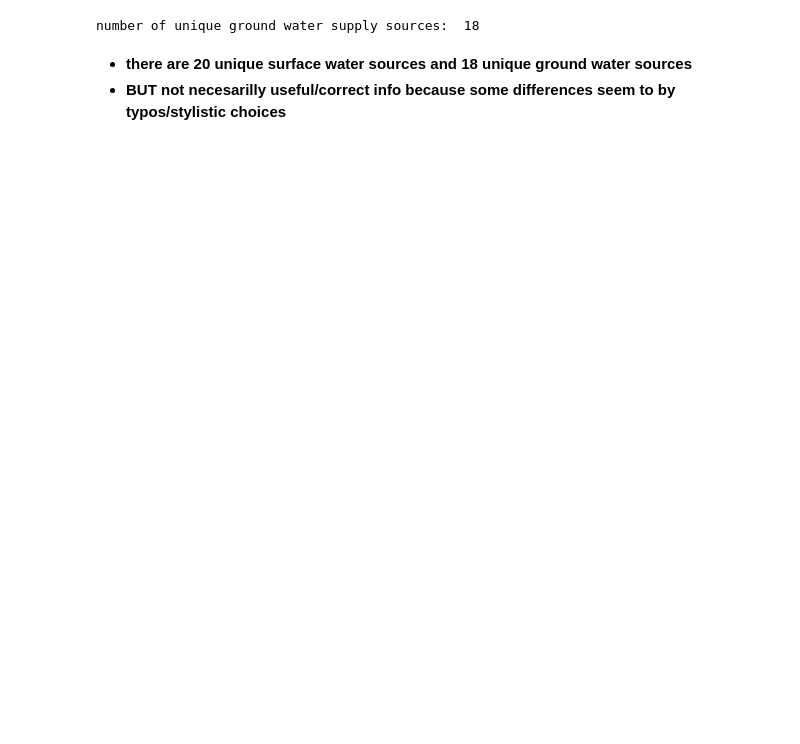
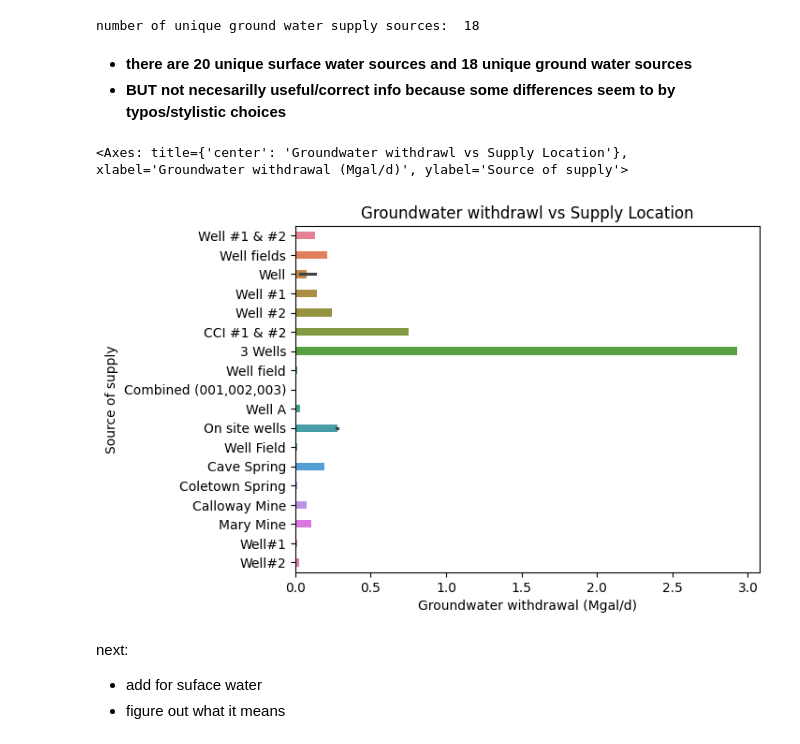
Before and after one commit to miab199/gwc-water, a Jupyter notebook: mia_water_trends.ipynb, the cells around one changed output. Drawn from its saved outputs; the diff is of its cells as text; code cells hidden in the pictures; blank space fills up the shorter version.

```diff
--- a/mia_water_trends.ipynb
+++ b/mia_water_trends.ipynb
@@ -119,3 +122,15 @@ number of unique ground water supply sources:  18
 # %% [markdown]
 * **there are 20 unique surface water sources and 18 unique ground water sources**
 * **BUT not necesarilly useful/correct info because some differences seem to by typos/stylistic choices**
+# %%
+GW = pd.to_numeric(df_ground["Groundwater withdrawal (Mgal/d)"])
+plt = sns.barplot(df_ground, y = "Source of supply", x = GW, hue = "Source of supply", gap = 0.5, native_scale = False, orient = "y")
+plt.set_title("Groundwater withdrawl vs Supply Location")
+plt
+# %% [output]
+<Axes: title={'center': 'Groundwater withdrawl vs Supply Location'}, xlabel='Groundwater withdrawal (Mgal/d)', ylabel='Source of supply'>
+[figure, added]
+# %% [markdown]
+next:
+* add for suface water
+* figure out what it means
```
Also changed, not shown: parts of 2 cells of this notebook.
